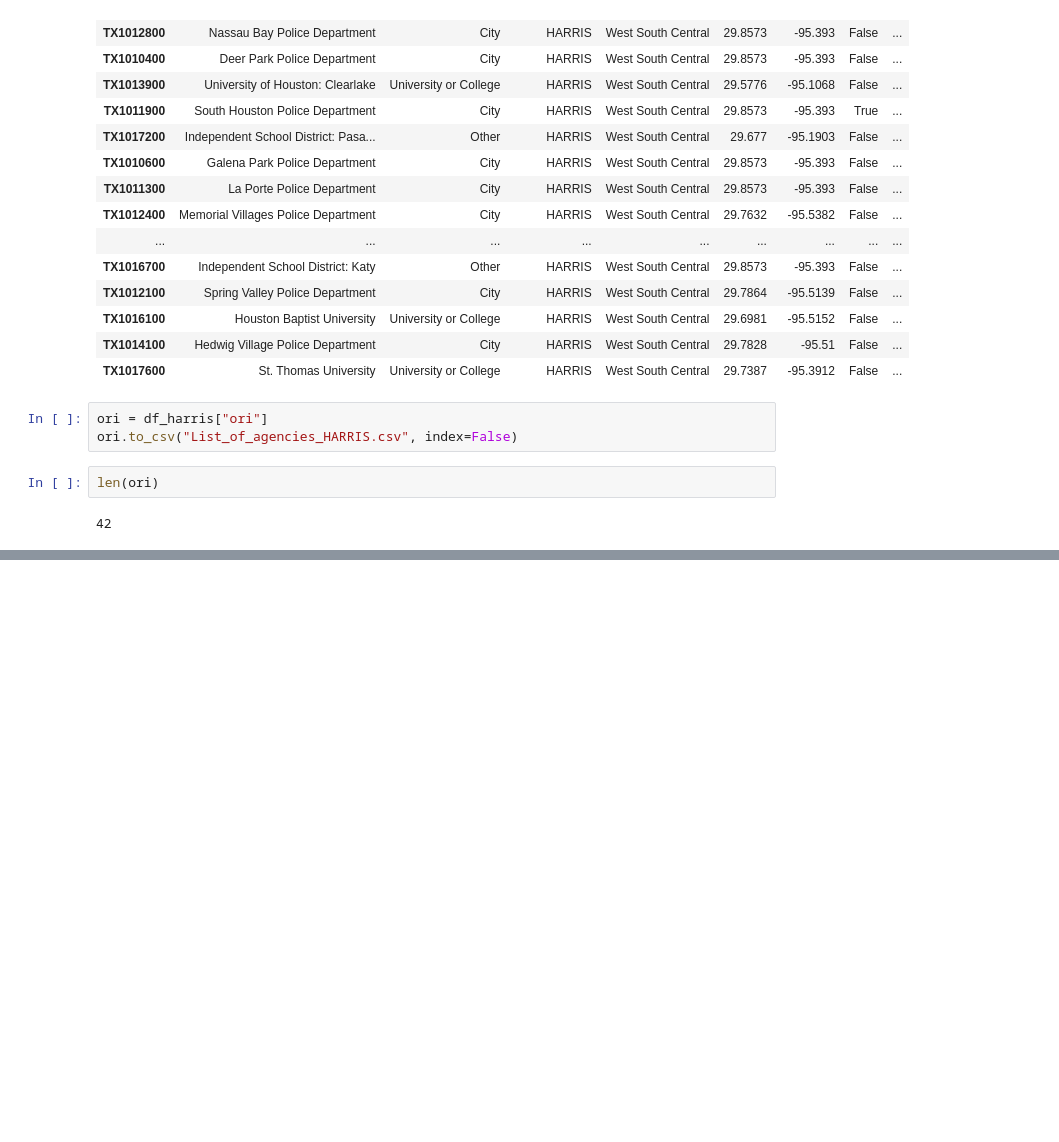
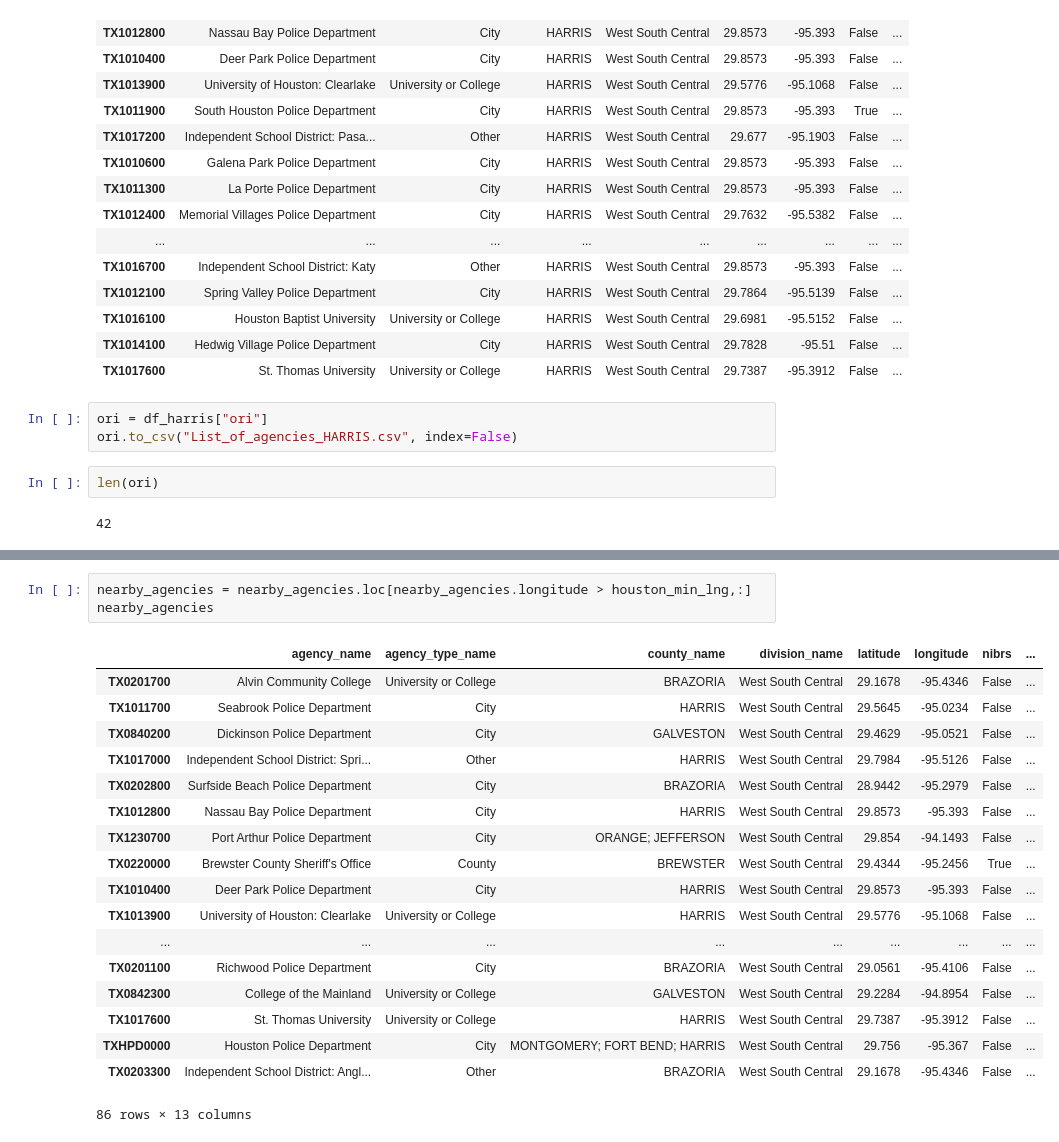
Before and after one commit to olegmrnv/crime_correlations, a Jupyter notebook: notebooks/agencies.ipynb, the cells around one changed output, grey strips where cells are left out. Saved outputs shown, nothing was run; the diff lists cells and outputs as text; blank space fills up the shorter version.

```diff
--- a/notebooks/agencies.ipynb
+++ b/notebooks/agencies.ipynb
@@ -159,0 +181,22 @@ len(ori)
+# %%
+nearby_agencies = nearby_agencies.loc[nearby_agencies.longitude > houston_min_lng,:]
+nearby_agencies
+# %% [output]
+|  | agency_name | agency_type_name | county_name | division_name | latitude | longitude | nibrs | ... |
+| TX0201700 | Alvin Community College | University or College | BRAZORIA | West South Central | 29.1678 | -95.4346 | False | ... |
+| TX1011700 | Seabrook Police Department | City | HARRIS | West South Central | 29.5645 | -95.0234 | False | ... |
+| TX0840200 | Dickinson Police Department | City | GALVESTON | West South Central | 29.4629 | -95.0521 | False | ... |
+| TX1017000 | Independent School District: Spri... | Other | HARRIS | West South Central | 29.7984 | -95.5126 | False | ... |
+| TX0202800 | Surfside Beach Police Department | City | BRAZORIA | West South Central | 28.9442 | -95.2979 | False | ... |
+| TX1012800 | Nassau Bay Police Department | City | HARRIS | West South Central | 29.8573 | -95.393 | False | ... |
+| TX1230700 | Port Arthur Police Department | City | ORANGE; JEFFERSON | West South Central | 29.854 | -94.1493 | False | ... |
+| TX0220000 | Brewster County Sheriff's Office | County | BREWSTER | West South Central | 29.4344 | -95.2456 | True | ... |
+| TX1010400 | Deer Park Police Department | City | HARRIS | West South Central | 29.8573 | -95.393 | False | ... |
+| TX1013900 | University of Houston: Clearlake | University or College | HARRIS | West South Central | 29.5776 | -95.1068 | False | ... |
+| ... | ... | ... | ... | ... | ... | ... | ... | ... |
+| TX0201100 | Richwood Police Department | City | BRAZORIA | West South Central | 29.0561 | -95.4106 | False | ... |
+| TX0842300 | College of the Mainland | University or College | GALVESTON | West South Central | 29.2284 | -94.8954 | False | ... |
+| TX1017600 | St. Thomas University | University or College | HARRIS | West South Central | 29.7387 | -95.3912 | False | ... |
+| TXHPD0000 | Houston Police Department | City | MONTGOMERY; FORT BEND; HARRIS | West South Central | 29.756 | -95.367 | False | ... |
+| TX0203300 | Independent School District: Angl... | Other | BRAZORIA | West South Central | 29.1678 | -95.4346 | False | ... |
+86 rows × 13 columns
```
Also changed, not shown: parts of 11 cells of this notebook, 5 other files.
